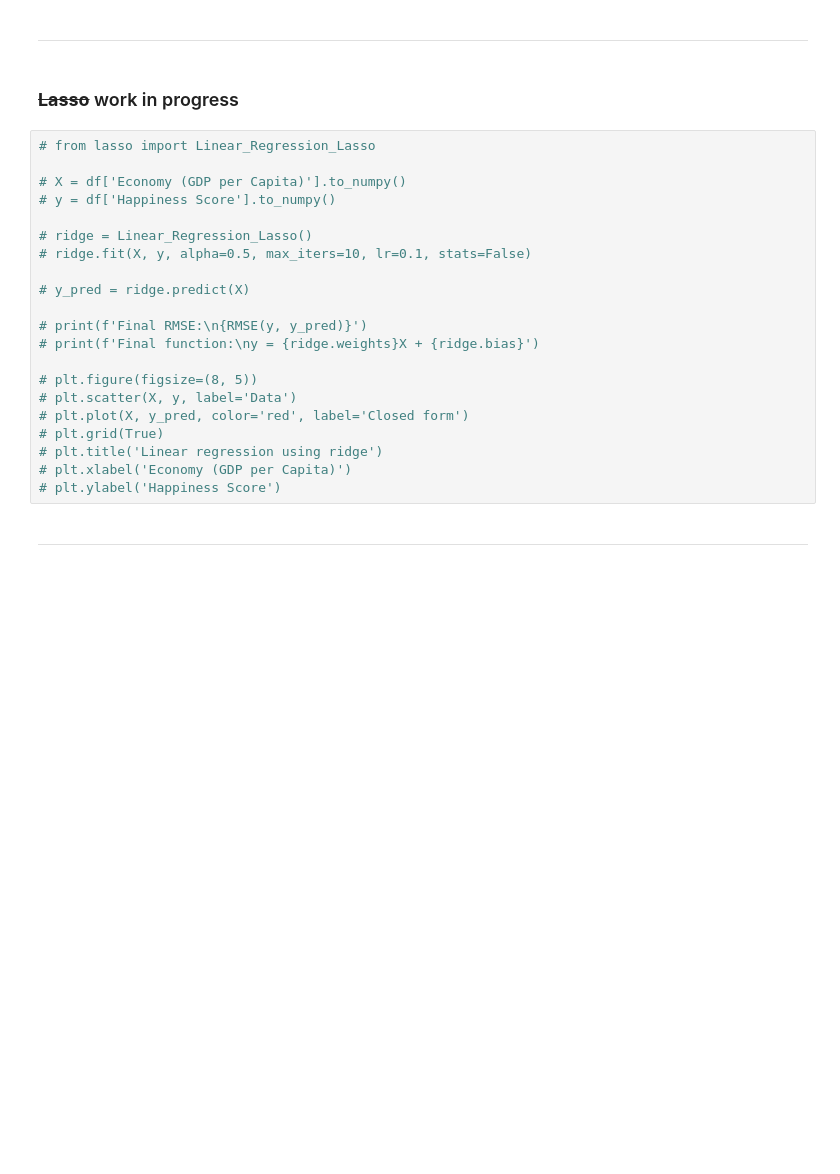
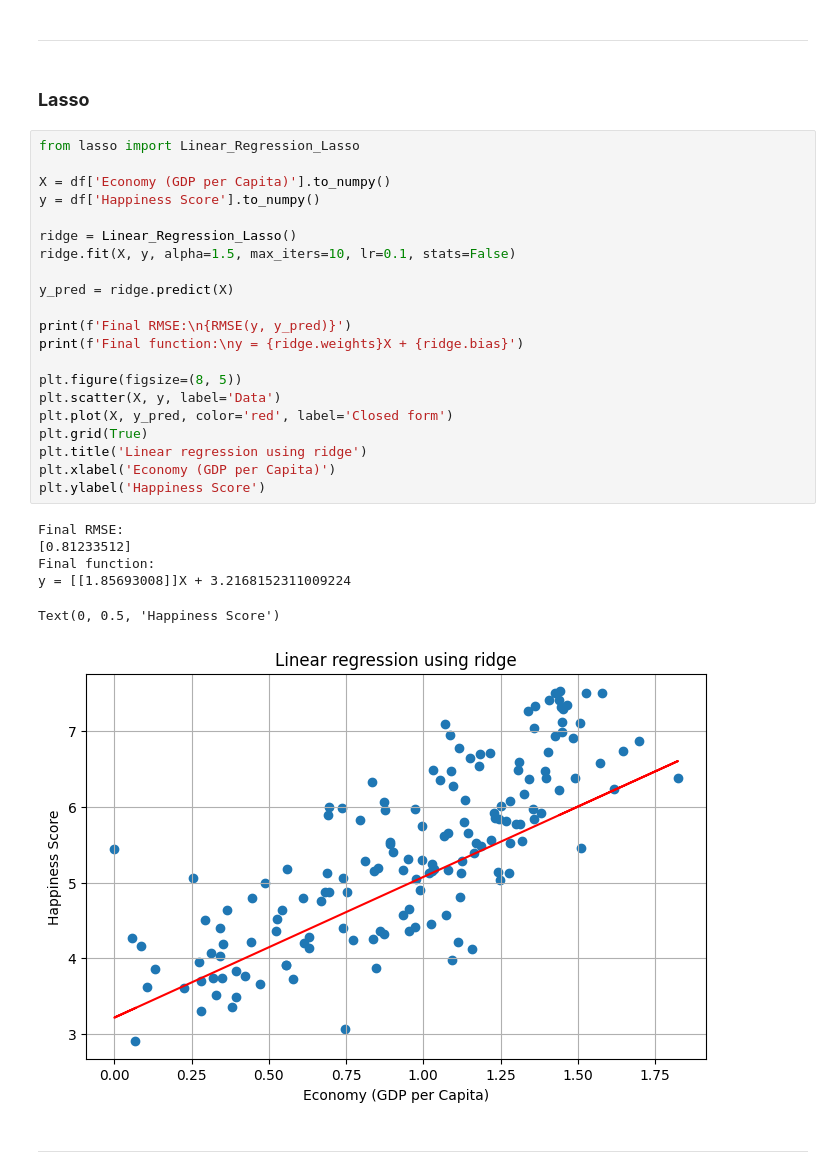
Before and after one commit to JasinskiKacper/machine_learning_from_scratch, a Jupyter notebook: 01_linear_regression/experiments.ipynb, the cells around one changed output. Cells and saved outputs as stored; diff of their text form; blank space fills up the shorter version.

```diff
--- a/01_linear_regression/experiments.ipynb
+++ b/01_linear_regression/experiments.ipynb
@@ -622,28 +624,35 @@ RMSE for alpha=100: [0.99561029]
 # %% [markdown]
 ---
 # %% [markdown]
-### **~~Lasso~~** work in progress
+### **Lasso**
 # %%
-# from lasso import Linear_Regression_Lasso
+from lasso import Linear_Regression_Lasso
 
-# X = df['Economy (GDP per Capita)'].to_numpy()
-# y = df['Happiness Score'].to_numpy()
+X = df['Economy (GDP per Capita)'].to_numpy()
+y = df['Happiness Score'].to_numpy()
 
-# ridge = Linear_Regression_Lasso()
-# ridge.fit(X, y, alpha=0.5, max_iters=10, lr=0.1, stats=False)
+ridge = Linear_Regression_Lasso()
+ridge.fit(X, y, alpha=1.5, max_iters=10, lr=0.1, stats=False)
 
-# y_pred = ridge.predict(X)
+y_pred = ridge.predict(X)
 
-# print(f'Final RMSE:\n{RMSE(y, y_pred)}')
-# print(f'Final function:\ny = {ridge.weights}X + {ridge.bias}')
+print(f'Final RMSE:\n{RMSE(y, y_pred)}')
+print(f'Final function:\ny = {ridge.weights}X + {ridge.bias}')
 
-# plt.figure(figsize=(8, 5))
-# plt.scatter(X, y, label='Data')
-# plt.plot(X, y_pred, color='red', label='Closed form')
-# plt.grid(True)
-# plt.title('Linear regression using ridge')
-# plt.xlabel('Economy (GDP per Capita)')
-# plt.ylabel('Happiness Score')
+plt.figure(figsize=(8, 5))
+plt.scatter(X, y, label='Data')
+plt.plot(X, y_pred, color='red', label='Closed form')
+plt.grid(True)
+plt.title('Linear regression using ridge')
+plt.xlabel('Economy (GDP per Capita)')
+plt.ylabel('Happiness Score')
+# %% [output]
+Final RMSE:
+[0.81233512]
+Final function:
+y = [[1.85693008]]X + 3.2168152311009224
+Text(0, 0.5, 'Happiness Score')
+[figure, added]
 # %% [markdown]
 ---
 # %% [markdown]
```
Also changed, not shown: parts of 14 cells of this notebook, 23 other files.
